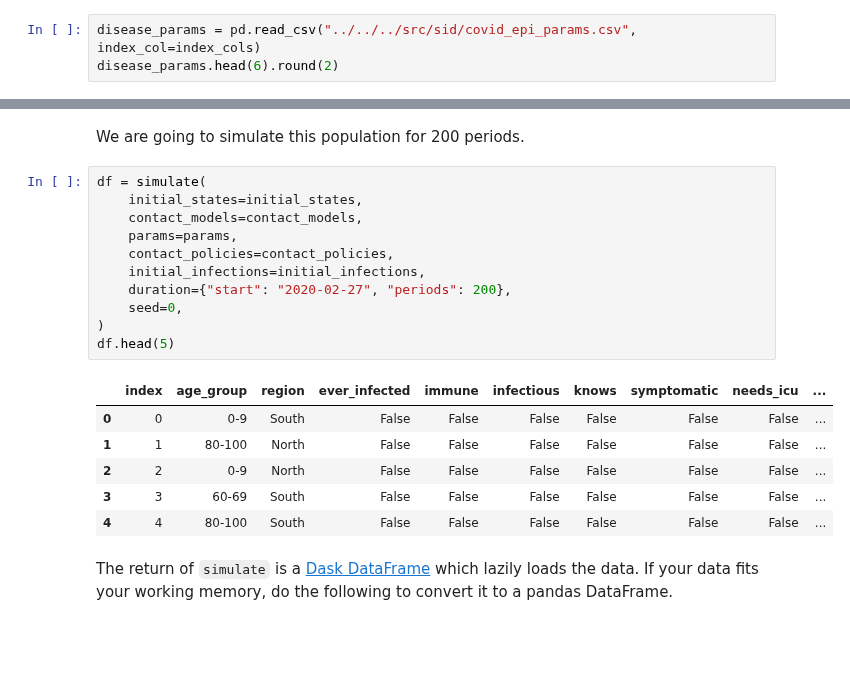
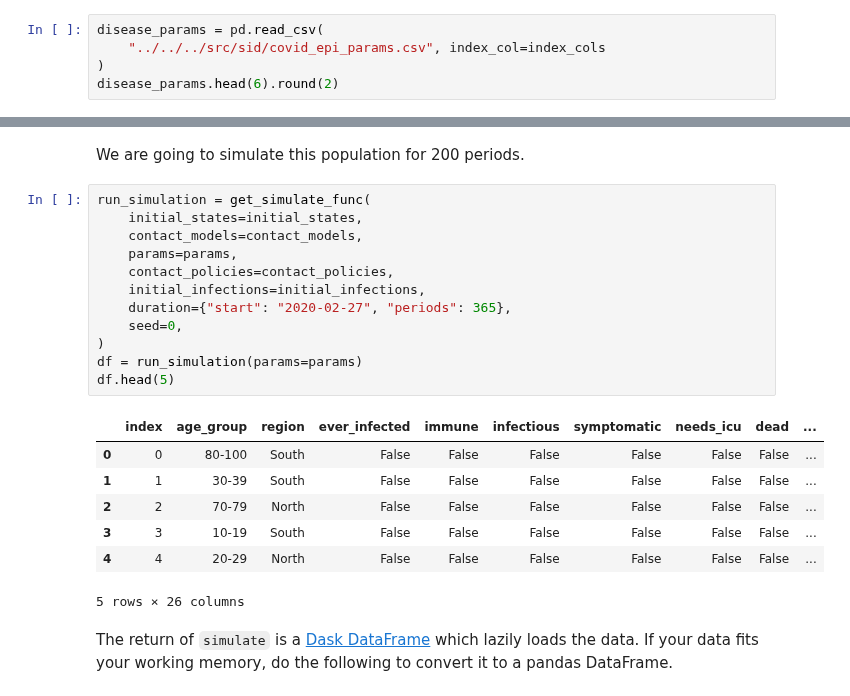
Before and after one commit to covid-19-impact-lab/sid, a Jupyter notebook: docs/source/tutorials/how_to_simulate.ipynb, the cells around one changed output, grey strips where cells are left out. Saved outputs shown, nothing was run; the diff lists cells and outputs as text; blank space fills up the shorter version.

```diff
--- a/docs/source/tutorials/how_to_simulate.ipynb
+++ b/docs/source/tutorials/how_to_simulate.ipynb
@@ -114,7 +114,9 @@ Lastly, we load some parameters that specify how Covid-19 progresses. This inclu
 
 `cd_` stands for countdown. When a countdown is -1 the event never happens. So for example, 25% of infected people will never develop symptoms and the rest will develop symptoms 3 days after they start being infectious.
 # %%
-disease_params = pd.read_csv("../../../src/sid/covid_epi_params.csv", index_col=index_cols)
+disease_params = pd.read_csv(
+    "../../../src/sid/covid_epi_params.csv", index_col=index_cols
+)
 disease_params.head(6).round(2)
 # %% [output]
 |  |  |  | value |
@@ -167,23 +169,25 @@ initial_infections.loc[infected_individuals] = True
 # %% [markdown]
 We are going to simulate this population for 200 periods.
 # %%
-df = simulate(
+run_simulation = get_simulate_func(
     initial_states=initial_states,
     contact_models=contact_models,
     params=params,
     contact_policies=contact_policies,
     initial_infections=initial_infections,
-    duration={"start": "2020-02-27", "periods": 200},
+    duration={"start": "2020-02-27", "periods": 365},
     seed=0,
 )
+df = run_simulation(params=params)
 df.head(5)
 # %% [output]
-|  | index | age_group | region | ever_infected | immune | infectious | knows | symptomatic | needs_icu | ... |
-| 0 | 0 | 0-9 | South | False | False | False | False | False | False | ... |
-| 1 | 1 | 80-100 | North | False | False | False | False | False | False | ... |
-| 2 | 2 | 0-9 | North | False | False | False | False | False | False | ... |
-| 3 | 3 | 60-69 | South | False | False | False | False | False | False | ... |
-| 4 | 4 | 80-100 | South | False | False | False | False | False | False | ... |
+|  | index | age_group | region | ever_infected | immune | infectious | symptomatic | needs_icu | dead | ... |
+| 0 | 0 | 80-100 | South | False | False | False | False | False | False | ... |
+| 1 | 1 | 30-39 | South | False | False | False | False | False | False | ... |
+| 2 | 2 | 70-79 | North | False | False | False | False | False | False | ... |
+| 3 | 3 | 10-19 | South | False | False | False | False | False | False | ... |
+| 4 | 4 | 20-29 | North | False | False | False | False | False | False | ... |
+5 rows × 26 columns
 # %% [markdown]
 The return of `simulate` is a [Dask DataFrame](https://docs.dask.org/en/latest/dataframe.html) which lazily loads the data. If your data fits your working memory, do the following to convert it to a pandas DataFrame.
 # %%
```
Also changed, not shown: parts of 6 cells of this notebook, 36 other files.
